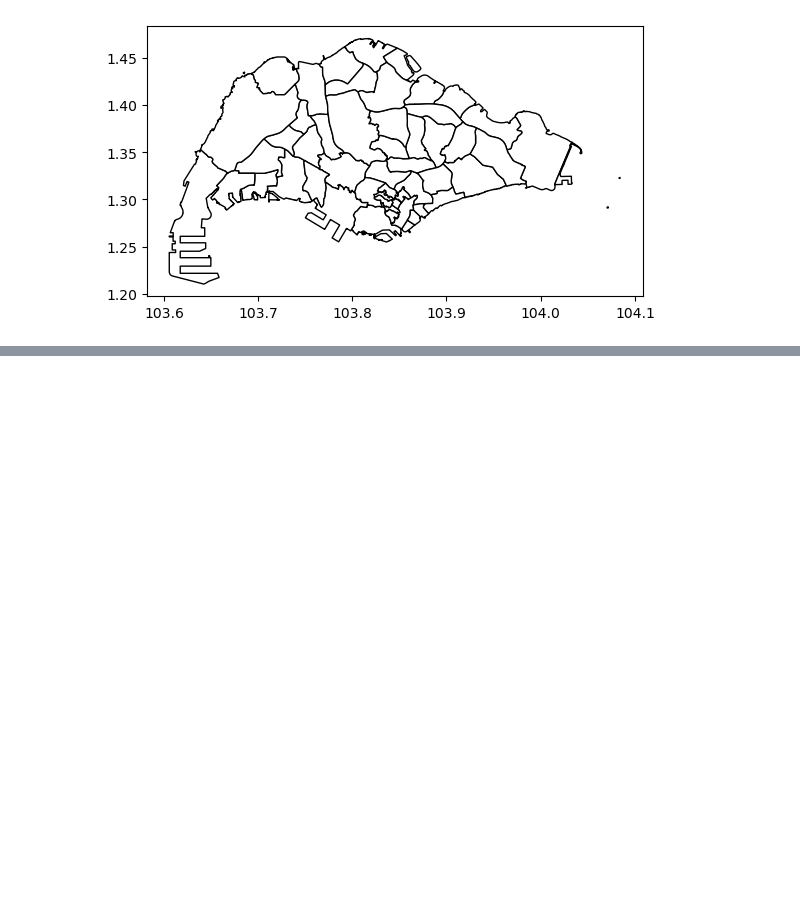
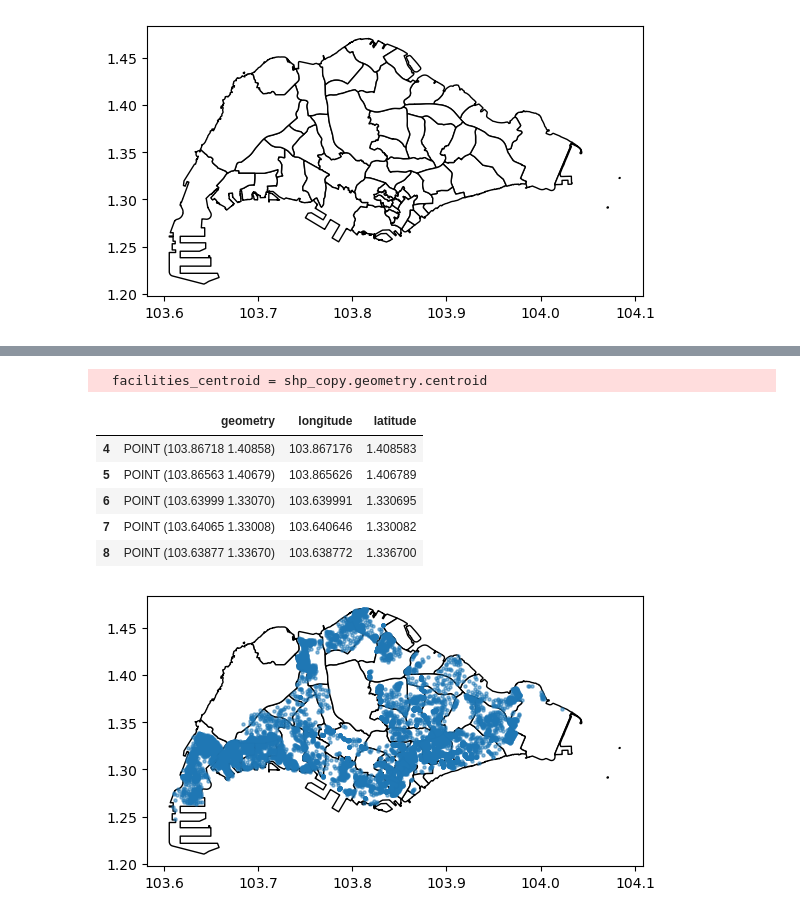
Before and after one commit to pakhuiying/NCCS_analysis, a Jupyter notebook: workplace_residential_cluster.ipynb, the cells around one changed output, grey strips where cells are left out. Saved outputs shown, nothing was run; the diff lists cells and outputs as text; code cells hidden in the pictures; blank space fills up the shorter version.

```diff
--- a/workplace_residential_cluster.ipynb
+++ b/workplace_residential_cluster.ipynb
@@ -277,0 +256,12 @@ work_cluster_centers.plot(ax=ax,markersize=10,marker='X',color='red')
+# %%
+commercial_shp_clip = get_centroids(commercial_shp,SG_PA,plot=True)
+commercial_shp_clip.head()
+# %% [output]
+  facilities_centroid = shp_copy.geometry.centroid
+|  | geometry | longitude | latitude |
+| 4 | POINT (103.86718 1.40858) | 103.867176 | 1.408583 |
+| 5 | POINT (103.86563 1.40679) | 103.865626 | 1.406789 |
+| 6 | POINT (103.63999 1.33070) | 103.639991 | 1.330695 |
+| 7 | POINT (103.64065 1.33008) | 103.640646 | 1.330082 |
+| 8 | POINT (103.63877 1.33670) | 103.638772 | 1.336700 |
+[figure, added]
```
Also changed, not shown: parts of 22 cells of this notebook.
